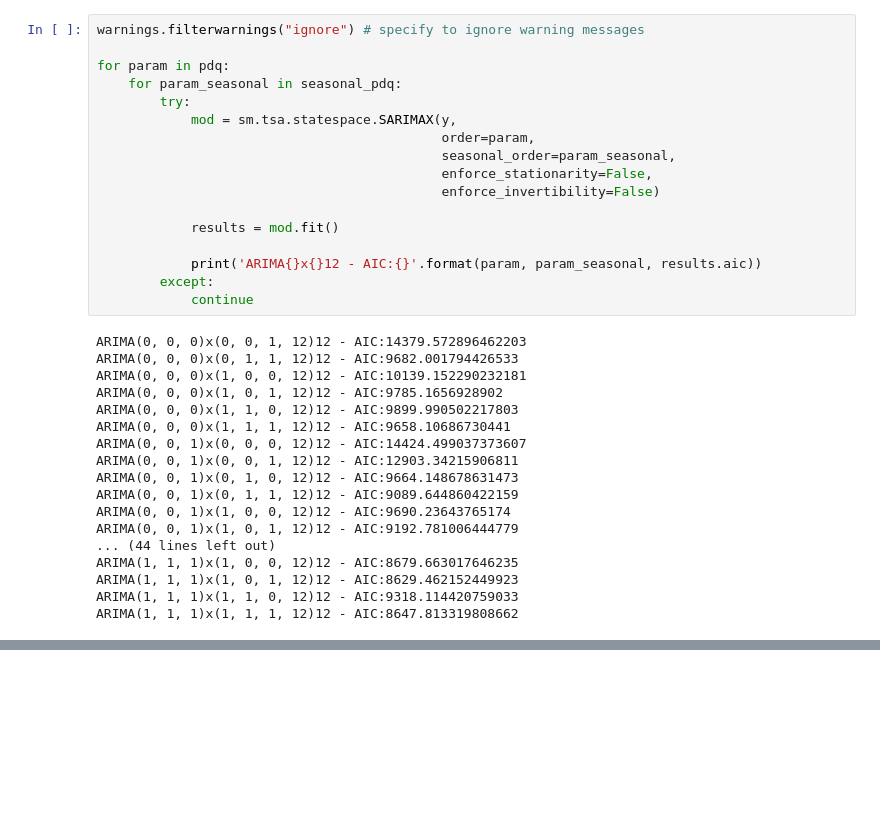
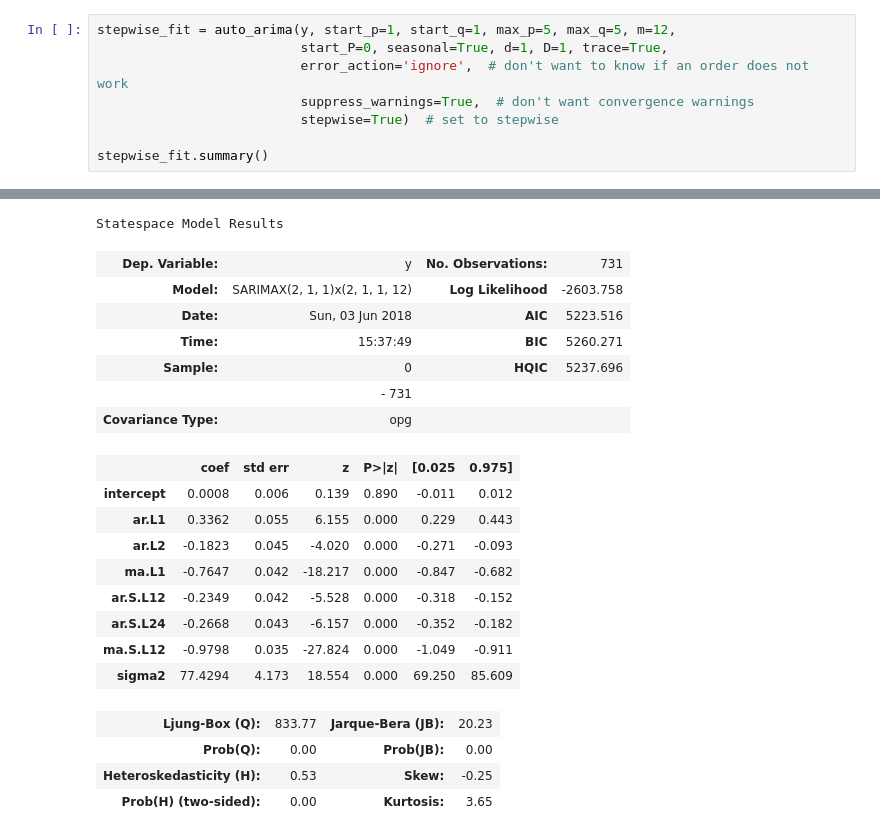
Before and after one commit to Cobrijani/prescient, a Jupyter notebook: src/notebooks/PowerSupply.ipynb, the cells around one changed output, grey strips where cells are left out. Drawn from its saved outputs; the diff is of its cells as text; blank space fills up the shorter version.

```diff
--- a/src/notebooks/PowerSupply.ipynb
+++ b/src/notebooks/PowerSupply.ipynb
@@ -73,35 +58,9 @@ SARIMAX: (0, 1, 0) x (1, 0, 0, 12)
-# %%
-warnings.filterwarnings("ignore") # specify to ignore warning messages
-
-for param in pdq:
-    for param_seasonal in seasonal_pdq:
-        try:
-            mod = sm.tsa.statespace.SARIMAX(y,
-                                            order=param,
-                                            seasonal_order=param_seasonal,
-                                            enforce_stationarity=False,
-                                            enforce_invertibility=False)
-
-            results = mod.fit()
-
-            print('ARIMA{}x{}12 - AIC:{}'.format(param, param_seasonal, results.aic))
-        except:
-            continue
-# %% [output]
-ARIMA(0, 0, 0)x(0, 0, 1, 12)12 - AIC:14379.572896462203
-ARIMA(0, 0, 0)x(0, 1, 1, 12)12 - AIC:9682.001794426533
-ARIMA(0, 0, 0)x(1, 0, 0, 12)12 - AIC:10139.152290232181
-ARIMA(0, 0, 0)x(1, 0, 1, 12)12 - AIC:9785.1656928902
-ARIMA(0, 0, 0)x(1, 1, 0, 12)12 - AIC:9899.990502217803
-ARIMA(0, 0, 0)x(1, 1, 1, 12)12 - AIC:9658.10686730441
-ARIMA(0, 0, 1)x(0, 0, 0, 12)12 - AIC:14424.499037373607
-ARIMA(0, 0, 1)x(0, 0, 1, 12)12 - AIC:12903.34215906811
-ARIMA(0, 0, 1)x(0, 1, 0, 12)12 - AIC:9664.148678631473
-ARIMA(0, 0, 1)x(0, 1, 1, 12)12 - AIC:9089.644860422159
-ARIMA(0, 0, 1)x(1, 0, 0, 12)12 - AIC:9690.23643765174
-ARIMA(0, 0, 1)x(1, 0, 1, 12)12 - AIC:9192.781006444779
-... (44 lines left out)
-ARIMA(1, 1, 1)x(1, 0, 0, 12)12 - AIC:8679.663017646235
-ARIMA(1, 1, 1)x(1, 0, 1, 12)12 - AIC:8629.462152449923
-ARIMA(1, 1, 1)x(1, 1, 0, 12)12 - AIC:9318.114420759033
-ARIMA(1, 1, 1)x(1, 1, 1, 12)12 - AIC:8647.813319808662
+# %%
+stepwise_fit = auto_arima(y, start_p=1, start_q=1, max_p=5, max_q=5, m=12,
+                          start_P=0, seasonal=True, d=1, D=1, trace=True,
+                          error_action='ignore',  # don't want to know if an order does not work
+                          suppress_warnings=True,  # don't want convergence warnings
+                          stepwise=True)  # set to stepwise
+
+stepwise_fit.summary()
+# %% [output]
@@ -107,0 +84,21 @@ ARIMA(1, 1, 1)x(1, 1, 1, 12)12 - AIC:8647.813319808662
+Statespace Model Results
+| Dep. Variable: | y | No. Observations: | 731 |
+| Model: | SARIMAX(2, 1, 1)x(2, 1, 1, 12) | Log Likelihood | -2603.758 |
+| Date: | Sun, 03 Jun 2018 | AIC | 5223.516 |
+| Time: | 15:37:49 | BIC | 5260.271 |
+| Sample: | 0 | HQIC | 5237.696 |
+|  | - 731 |  |  |
+| Covariance Type: | opg |  |  |
+|  | coef | std err | z | P>|z| | [0.025 | 0.975] |
+| intercept | 0.0008 | 0.006 | 0.139 | 0.890 | -0.011 | 0.012 |
+| ar.L1 | 0.3362 | 0.055 | 6.155 | 0.000 | 0.229 | 0.443 |
+| ar.L2 | -0.1823 | 0.045 | -4.020 | 0.000 | -0.271 | -0.093 |
+| ma.L1 | -0.7647 | 0.042 | -18.217 | 0.000 | -0.847 | -0.682 |
+| ar.S.L12 | -0.2349 | 0.042 | -5.528 | 0.000 | -0.318 | -0.152 |
+| ar.S.L24 | -0.2668 | 0.043 | -6.157 | 0.000 | -0.352 | -0.182 |
+| ma.S.L12 | -0.9798 | 0.035 | -27.824 | 0.000 | -1.049 | -0.911 |
+| sigma2 | 77.4294 | 4.173 | 18.554 | 0.000 | 69.250 | 85.609 |
+| Ljung-Box (Q): | 833.77 | Jarque-Bera (JB): | 20.23 |
+| Prob(Q): | 0.00 | Prob(JB): | 0.00 |
+| Heteroskedasticity (H): | 0.53 | Skew: | -0.25 |
+| Prob(H) (two-sided): | 0.00 | Kurtosis: | 3.65 |
```
Also changed, not shown: parts of 7 cells of this notebook.
